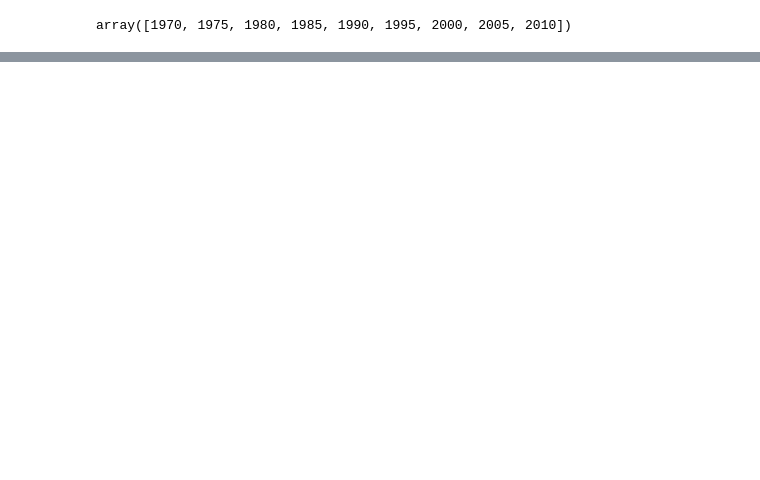
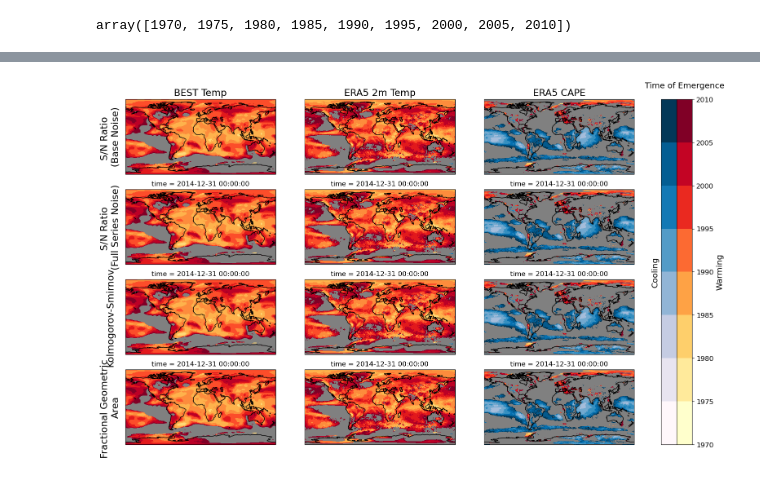
Before and after one commit to alexborowiak/time_of_emergene_drafts, a Jupyter notebook: toplevel_notebooks/05_toe_plots_v2.ipynb, the cells around one changed output, grey strips where cells are left out. Drawn from its saved outputs; the diff is of its cells as text; code cells hidden in the pictures; blank space fills up the shorter version.

```diff
--- a/toplevel_notebooks/05_toe_plots_v2.ipynb
+++ b/toplevel_notebooks/05_toe_plots_v2.ipynb
@@ -385,0 +423,12 @@ PLOT_LEVELS = {
+# %%
+LEVEL_TYPES = {
+    'historical': PlotLevels(start=1970, stop=2015, step=5),
+    'access':PlotLevels(start=1970, stop=2300, step=20)
+}
+
+PLOT_LEVELS = {
+    item: LEVEL_TYPES['access'] if 'access' in item else LEVEL_TYPES['historical']
+    for item in list(toe_tree)
+}
+
+PLOT_LEVELS
@@ -461,5 +443,5 @@ for num,variable in enumerate(list(tests_var_used)):
 # %%
-def create_discrete_colorbar(cmap, levels, cax, label):
+def create_discrete_colorbar(cmap, levels, cax, label, fontscale=1):
     """
     Create a discrete colorbar with the given colormap and levels.
 
@@ -473,5 +455,7 @@ def create_discrete_colorbar(cmap, levels, cax, label):
     sm = mpl.cm.ScalarMappable(cmap=cmap, norm=norm)
     cbar = fig.colorbar(sm, cax=cax, orientation='vertical')
     # cbar.set_label(label, fontsize=16)
-    cbar.ax.set_title(label, fontsize=12)
+    cbar.ax.set_title(label, fontsize=12*fontscale, pad=20)
+    # Scale y-tick labels' font size
+    cbar.ax.tick_params(axis='y', labelsize=10 * fontscale)
     return cbar
@@ -477,0 +464,66 @@ def create_discrete_colorbar(cmap, levels, cax, label):
+# %%
+fontscale = 1.2
+
+tests_subset_used = ['sn_lowess_base', 'sn_lowess_full', 'ks', 'frac']#, 'perkins', 'hd']
+tests_var_used = ['best_temperature', 'era5_t2m', 'era5_cape']#'access_ssp585_r10i1p1f1_pr_QSDEC']
+
+
+fig = plt.figure(figsize=(6*len(list(tests_var_used)), 11))
+gs  = gridspec.GridSpec(len(tests_subset_used), len(tests_var_used) +1,
+                       width_ratios = [1, 1, 1, 0.2])
+cmap1 = plt.cm.PuBu
+cmap2 = plt.cm.YlOrRd
+
+
+axes = np.array([
+    [fig.add_subplot(gs[row, col], projection=ccrs.PlateCarree()) for col in [0, 1, 2]]
+    for row in range(len(tests_subset_used))
+])
+
+
+for col,variable in enumerate(list(tests_var_used)):
+
+    toe_emergence_levels = PLOT_LEVELS[variable].generate_range()
+
+    not_stable_kwargs2 = dict(cmap=cmap_binary, add_colorbar=False)
+    toe_plot_kwargs = dict(add_colorbar=False, levels=toe_emergence_levels)
+
+    for row, metric in enumerate(tests_subset_used):
+
+        ax = axes[row, col]
+        does_not_emerge_tree[variable].to_dataset()[test].plot(ax=ax, **not_stable_kwargs2)
+
+        toe_ds = toe_tree[variable].to_dataset()[test]
+        toe_ds.where(sign_tf_tree[variable].sign == 1).plot(cmap=cmap2, ax=ax, **toe_plot_kwargs)
+        toe_ds.where(sign_tf_tree[variable].sign == -1).plot(cmap=cmap1, ax=ax, **toe_plot_kwargs)
+        # toe_plot = toe_tree[variable].to_dataset()[test].plot(ax=ax, **toe_plot_kwargs)
+
+        ax.coastlines()
+
+        if col == 0:
+            row_label = toe_const.NAME_CONVERSION_DICT.get(metric, metric).replace('(', '\n(')
+            if 'LOWESS' in row_label: row_label = row_label.replace('LOWESS, ', '')
+            if 'Area' in row_label: row_label = row_label.replace('Area', '\nArea')
+            ax.annotate(row_label, xy=(-0.1, 0.5), xycoords = 'axes fraction',
+                                 rotation=90, ha='center', va='center', fontsize=14*fontscale)
+
+        if row == 0: ax.set_title(toe_const.VARIABLE_CONVERSION_DICT.get(variable, variable), fontsize=14*fontscale)
+
+
+cax_gs1 = gridspec.GridSpecFromSubplotSpec(1, 2, subplot_spec=gs[:, -1], wspace=0)
+caxes = [plt.subplot(cax_gs1[:, i]) for i in [0, 1]]
+
+# Create colorbars
+cbar1 = create_discrete_colorbar(
+    cmap1, PLOT_LEVELS['best_temperature'].generate_range(), caxes[0], '')
+cbar2 = create_discrete_colorbar(
+    cmap2, PLOT_LEVELS['best_temperature'].generate_range(), caxes[1], 'Time of Emergence',
+    fontscale=fontscale)
+
+cbar1.ax.set_yticks([]);
+
+
+cbar1.ax.set_ylabel('Cooling', fontsize=12*fontscale)
+cbar1.ax.yaxis.set_label_position('left')
+cbar2.ax.set_ylabel('Warming', fontsize=12*fontscale)
+# %% [output]
@@ -477,0 +531 @@ def create_discrete_colorbar(cmap, levels, cax, label):
+[figure, added]
```
Also changed, not shown: parts of 60 cells of this notebook.
